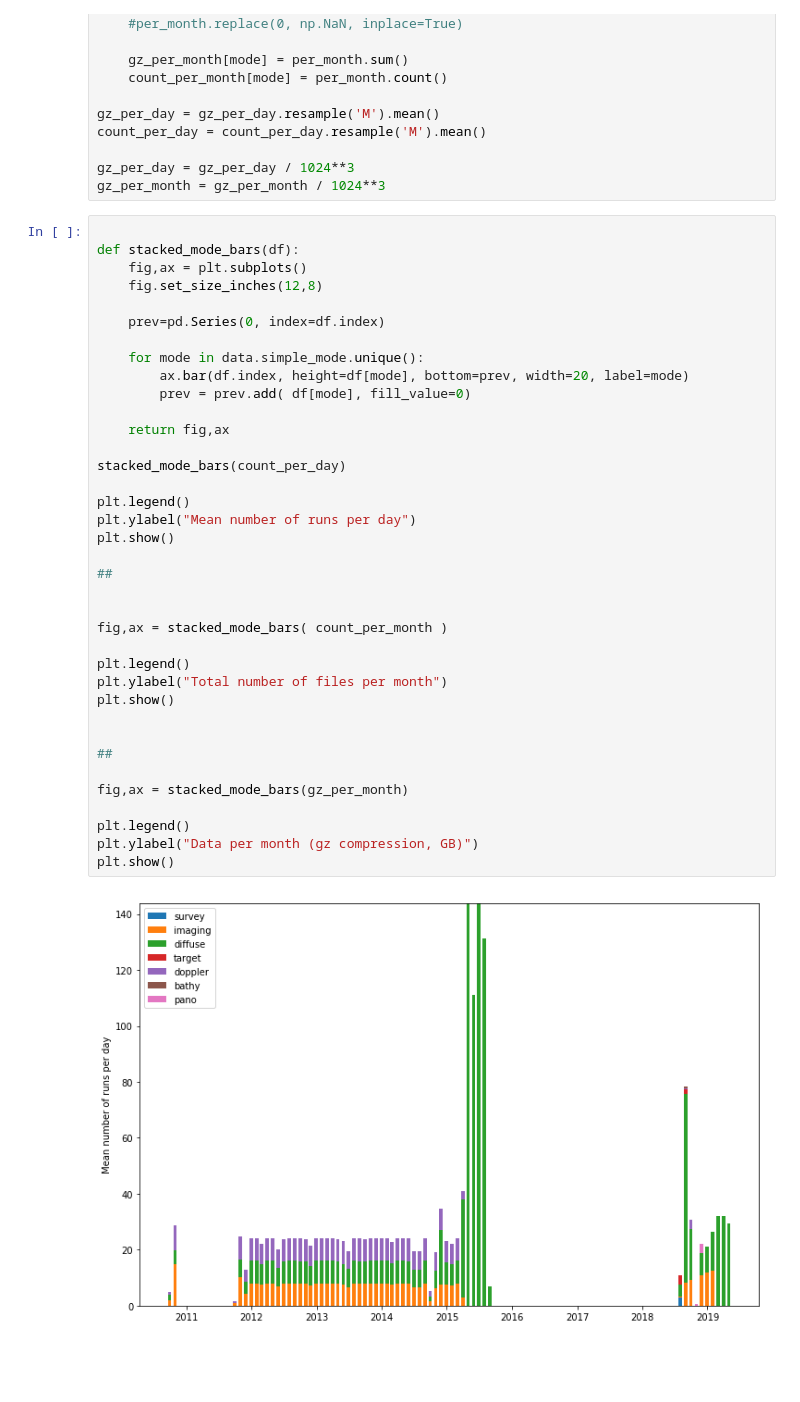
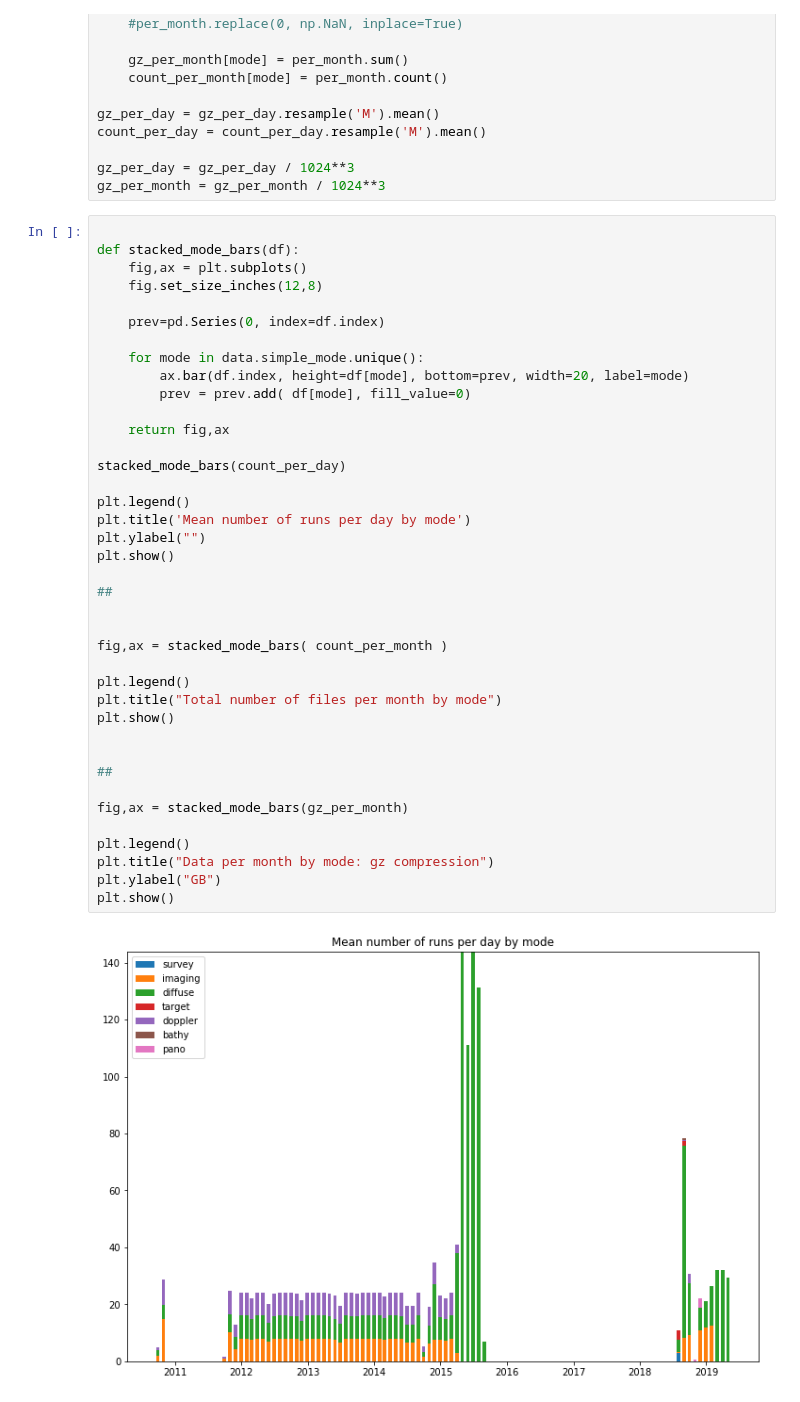
Before and after one commit to COVIS-Sonar/covis-worker, a Jupyter notebook: notebooks/summarize_data_sizes.ipynb, the cells around one changed output. Drawn from its saved outputs; the diff is of its cells as text; blank space fills up the shorter version.

Commit message:
Added titles to plots.

```diff
--- a/notebooks/summarize_data_sizes.ipynb
+++ b/notebooks/summarize_data_sizes.ipynb
@@ -335,34 +325,36 @@ def stacked_mode_bars(df):
 
     prev=pd.Series(0, index=df.index)
 
     for mode in data.simple_mode.unique():
         ax.bar(df.index, height=df[mode], bottom=prev, width=20, label=mode)
         prev = prev.add( df[mode], fill_value=0)
 
     return fig,ax
 
 stacked_mode_bars(count_per_day)
 
 plt.legend()
-plt.ylabel("Mean number of runs per day")
+plt.title('Mean number of runs per day by mode')
+plt.ylabel("")
 plt.show()
 
 ##
 
 
 fig,ax = stacked_mode_bars( count_per_month )
 
 plt.legend()
-plt.ylabel("Total number of files per month")
+plt.title("Total number of files per month by mode")
 plt.show()
 
 
 ##
 
 fig,ax = stacked_mode_bars(gz_per_month)
 
 plt.legend()
-plt.ylabel("Data per month (gz compression, GB)")
+plt.title("Data per month by mode: gz compression")
+plt.ylabel("GB")
 plt.show()
 # %% [output]
-[figure, old version]
+[figure, new version]
```
Also changed, not shown: parts of 5 cells of this notebook.
